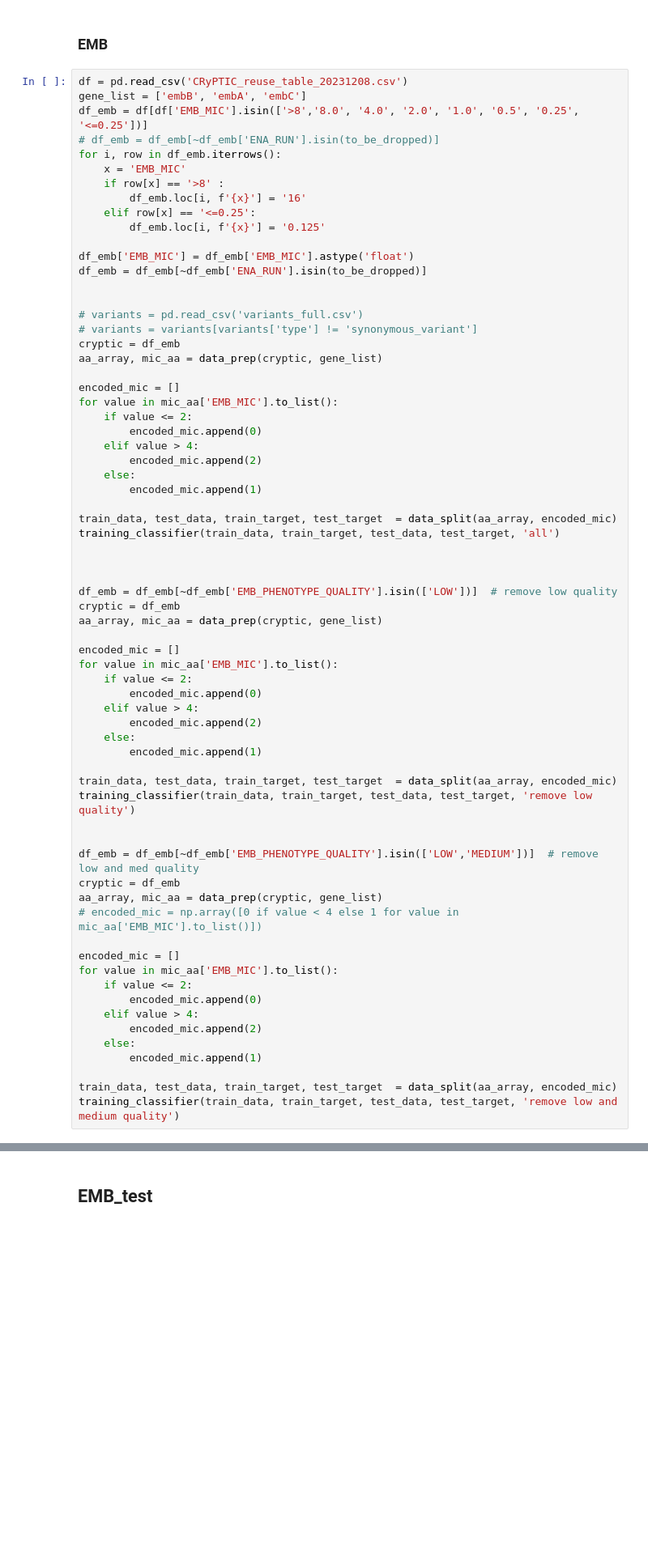
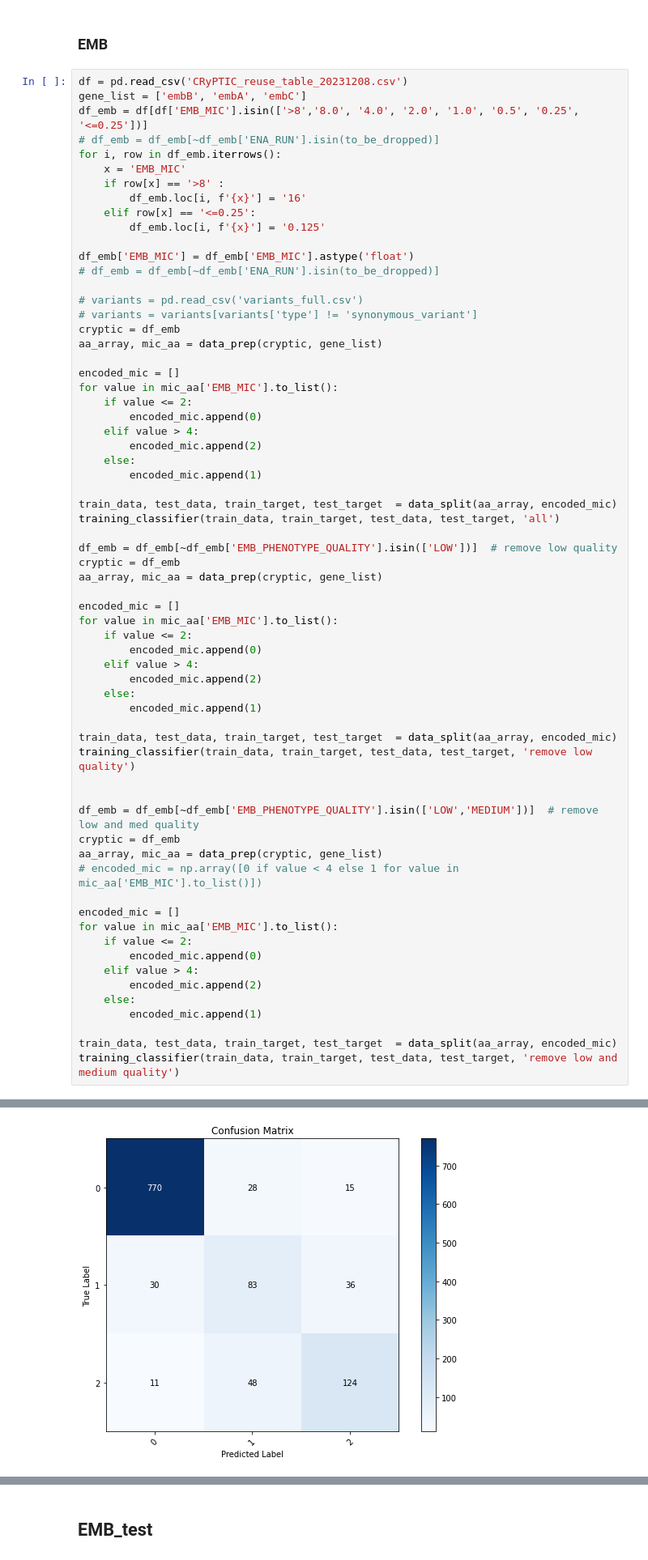
Before and after one commit to linfeng-wang/tb_dr_MIC_v2, a Jupyter notebook: quality_on_acc.ipynb, the cells around one changed output, grey strips where cells are left out. Shown at 81% size. Saved outputs shown, nothing was run; the diff lists cells and outputs as text; blank space fills up the shorter version.

```diff
--- a/quality_on_acc.ipynb
+++ b/quality_on_acc.ipynb
@@ -1508,8 +1640,7 @@ for i, row in df_emb.iterrows():
         df_emb.loc[i, f'{x}'] = '0.125'
 
 df_emb['EMB_MIC'] = df_emb['EMB_MIC'].astype('float')
-df_emb = df_emb[~df_emb['ENA_RUN'].isin(to_be_dropped)]
-
+# df_emb = df_emb[~df_emb['ENA_RUN'].isin(to_be_dropped)]
 
 # variants = pd.read_csv('variants_full.csv')
 # variants = variants[variants['type'] != 'synonymous_variant']
@@ -1527,8 +1658,6 @@ for value in mic_aa['EMB_MIC'].to_list():
 
 train_data, test_data, train_target, test_target  = data_split(aa_array, encoded_mic)
 training_classifier(train_data, train_target, test_data, test_target, 'all')
-
-
 
 df_emb = df_emb[~df_emb['EMB_PHENOTYPE_QUALITY'].isin(['LOW'])]  # remove low quality
 cryptic = df_emb
@@ -1569,0 +1731 @@ ValueError: Target is multiclass but average='binary'. Please choose another ave
+[figure, added]
```
Also changed, not shown: parts of 66 cells of this notebook, 36 other files.
